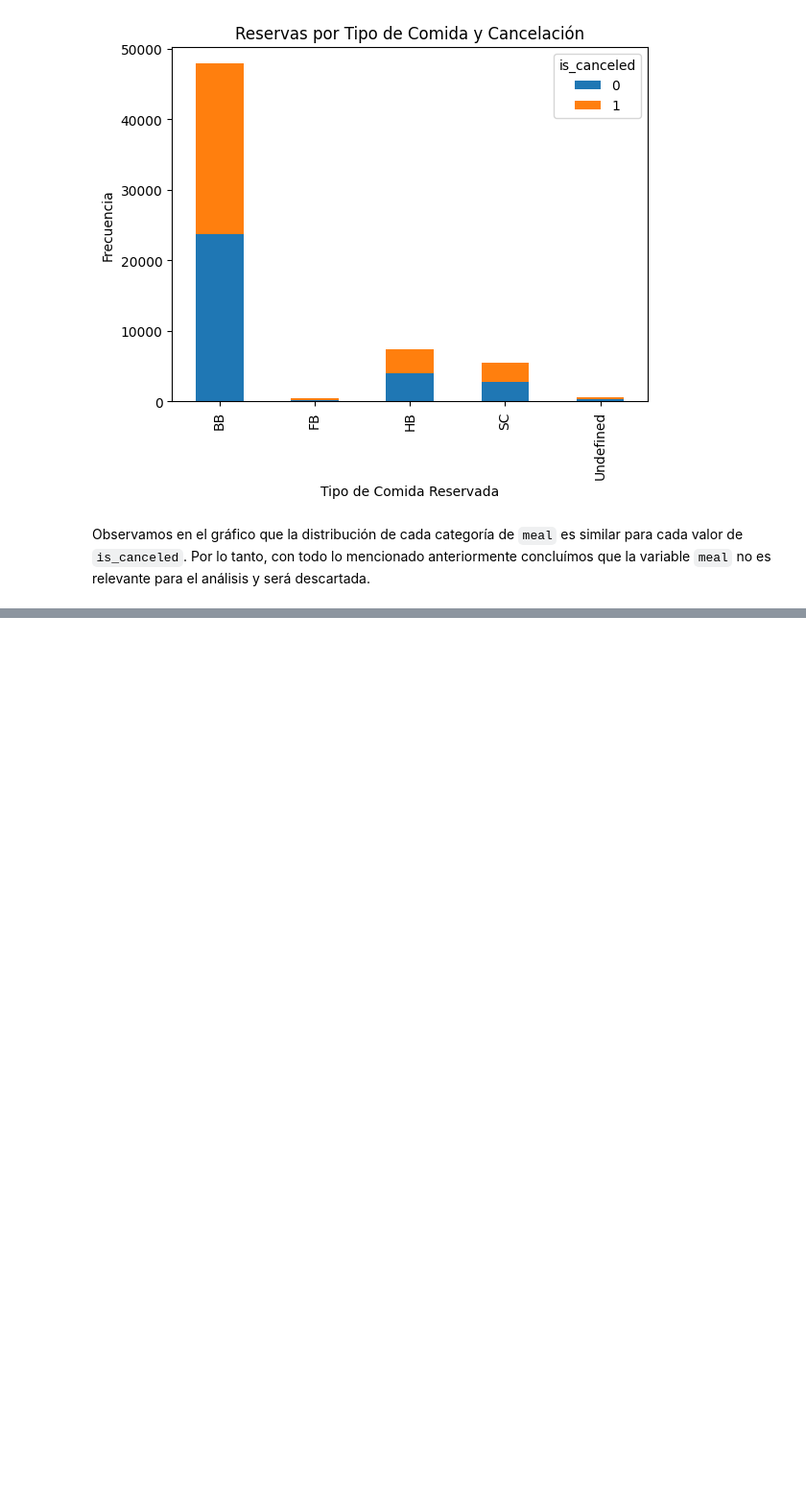
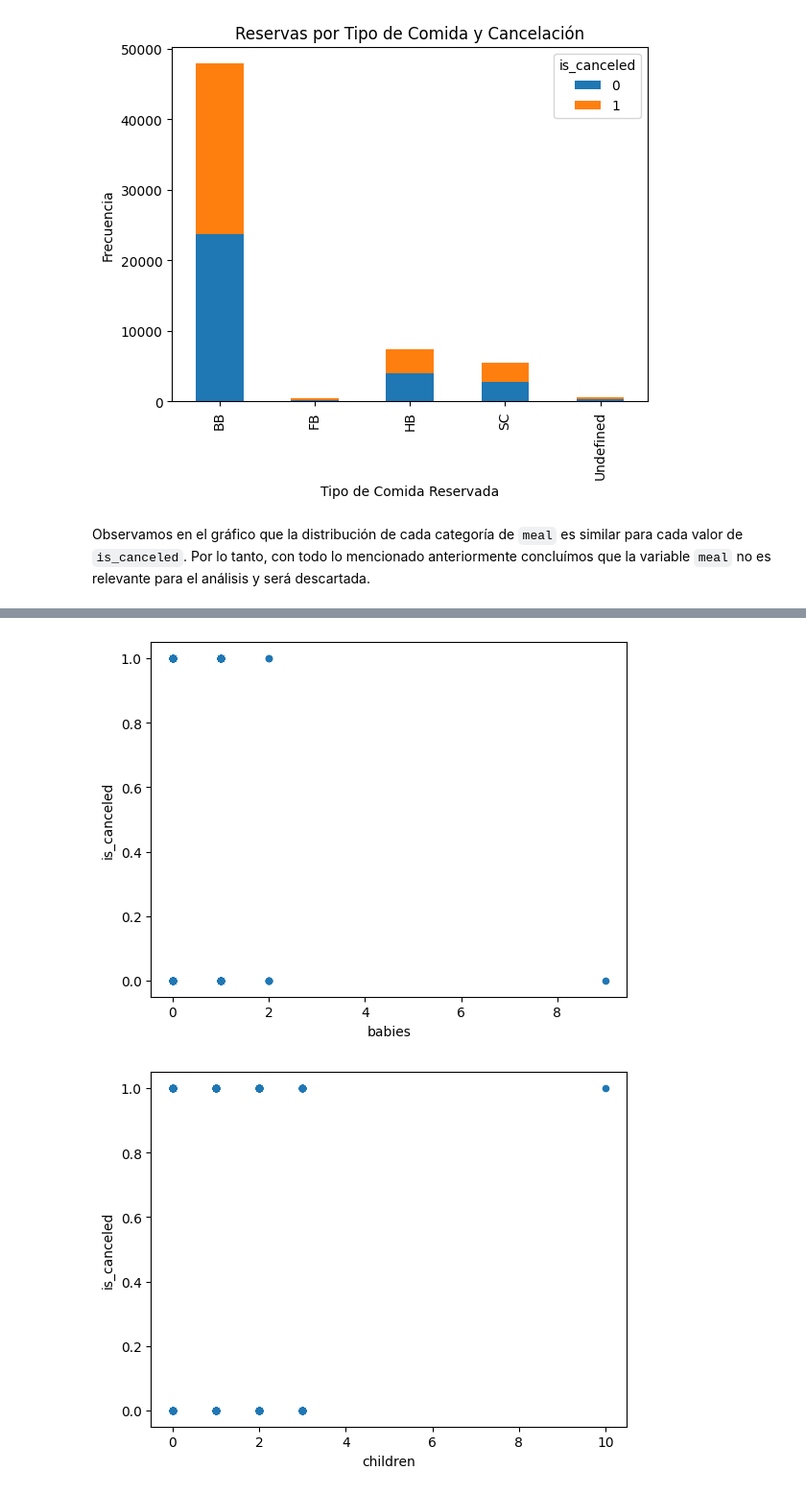
Before and after one commit to mrinkspot/Data-Science-and-Machine-Learning-Projects, a Jupyter notebook: notebook_tp.ipynb, the cells around one changed output, grey strips where cells are left out. Shown: that part at 96% size. Drawn from its saved outputs; the diff is of its cells as text; code cells hidden in the pictures; blank space fills up the shorter version.

```diff
--- a/notebook_tp.ipynb
+++ b/notebook_tp.ipynb
@@ -512,0 +546,10 @@ ds_trabajo = ds_trabajo.drop('meal', axis=1)
+# %%
+ds_trabajo.plot.scatter(x='babies', y='is_canceled')
+plt.show()
+ds_trabajo.plot.scatter(x='children', y='is_canceled')
+plt.show()
+ds_trabajo.plot.scatter(x='adults', y='is_canceled')
+plt.show()
+# %% [output]
+[figure, added]
+[figure, added]
```
Also changed, not shown: parts of 5 cells of this notebook.
